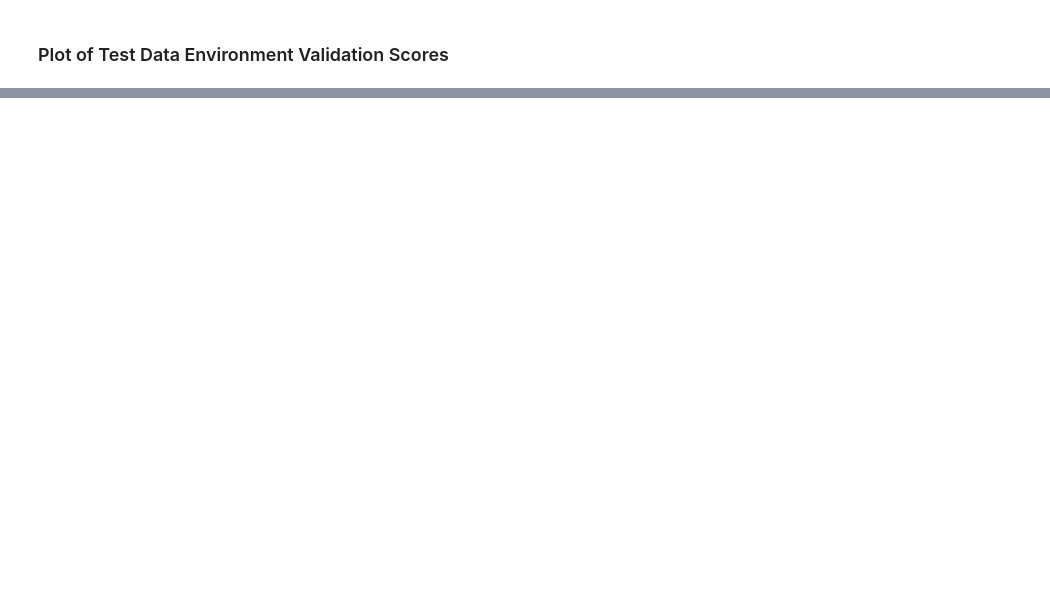
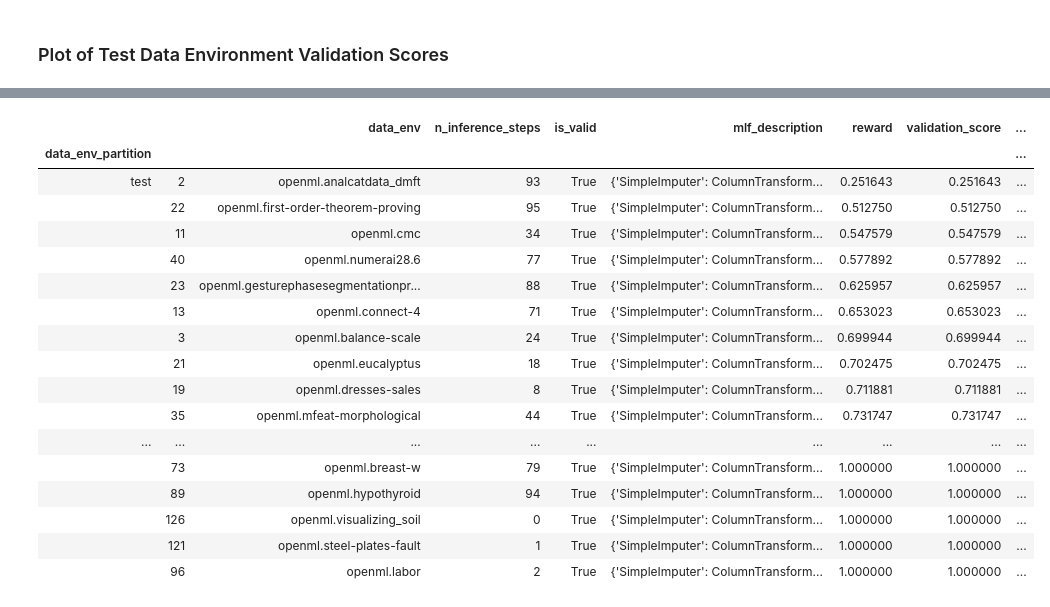
Before and after one commit to cosmicBboy/ml-research, a Jupyter notebook: metalearn/analysis/20191111_metalearn_openml_cc18_benchmark.ipynb, the cells around one changed output, grey strips where cells are left out. Drawn from its saved outputs; the diff is of its cells as text; code cells hidden in the pictures; blank space fills up the shorter version.

```diff
--- a/metalearn/analysis/20191111_metalearn_openml_cc18_benchmark.ipynb
+++ b/metalearn/analysis/20191111_metalearn_openml_cc18_benchmark.ipynb
@@ -126,0 +94,29 @@ px.line(
+# %%
+with pd.option_context("display.max_rows", 200):
+    display(
+        inference_results
+        .groupby(["data_env_partition", "data_env"])
+        .apply(lambda df: df.loc[df.validation_score.idxmax()])
+        .reset_index(drop=True)
+        .groupby("data_env_partition")
+        .apply(lambda df: df.sort_values("validation_score"))
+    )
+# %% [output]
+|  |  | data_env | n_inference_steps | is_valid | mlf_description | reward | validation_score | ... |
+| data_env_partition |  |  |  |  |  |  |  | ... |
+| test | 2 | openml.analcatdata_dmft | 93 | True | {'SimpleImputer': ColumnTransform... | 0.251643 | 0.251643 | ... |
+|  | 22 | openml.first-order-theorem-proving | 95 | True | {'SimpleImputer': ColumnTransform... | 0.512750 | 0.512750 | ... |
+|  | 11 | openml.cmc | 34 | True | {'SimpleImputer': ColumnTransform... | 0.547579 | 0.547579 | ... |
+|  | 40 | openml.numerai28.6 | 77 | True | {'SimpleImputer': ColumnTransform... | 0.577892 | 0.577892 | ... |
+|  | 23 | openml.gesturephasesegmentationpr... | 88 | True | {'SimpleImputer': ColumnTransform... | 0.625957 | 0.625957 | ... |
+|  | 13 | openml.connect-4 | 71 | True | {'SimpleImputer': ColumnTransform... | 0.653023 | 0.653023 | ... |
+|  | 3 | openml.balance-scale | 24 | True | {'SimpleImputer': ColumnTransform... | 0.699944 | 0.699944 | ... |
+|  | 21 | openml.eucalyptus | 18 | True | {'SimpleImputer': ColumnTransform... | 0.702475 | 0.702475 | ... |
+|  | 19 | openml.dresses-sales | 8 | True | {'SimpleImputer': ColumnTransform... | 0.711881 | 0.711881 | ... |
+|  | 35 | openml.mfeat-morphological | 44 | True | {'SimpleImputer': ColumnTransform... | 0.731747 | 0.731747 | ... |
+| ... | ... | ... | ... | ... | ... | ... | ... | ... |
+|  | 73 | openml.breast-w | 79 | True | {'SimpleImputer': ColumnTransform... | 1.000000 | 1.000000 | ... |
+|  | 89 | openml.hypothyroid | 94 | True | {'SimpleImputer': ColumnTransform... | 1.000000 | 1.000000 | ... |
+|  | 126 | openml.visualizing_soil | 0 | True | {'SimpleImputer': ColumnTransform... | 1.000000 | 1.000000 | ... |
+|  | 121 | openml.steel-plates-fault | 1 | True | {'SimpleImputer': ColumnTransform... | 1.000000 | 1.000000 | ... |
+|  | 96 | openml.labor | 2 | True | {'SimpleImputer': ColumnTransform... | 1.000000 | 1.000000 | ... |
```
Also changed, not shown: parts of 6 cells of this notebook, 3 other files.
